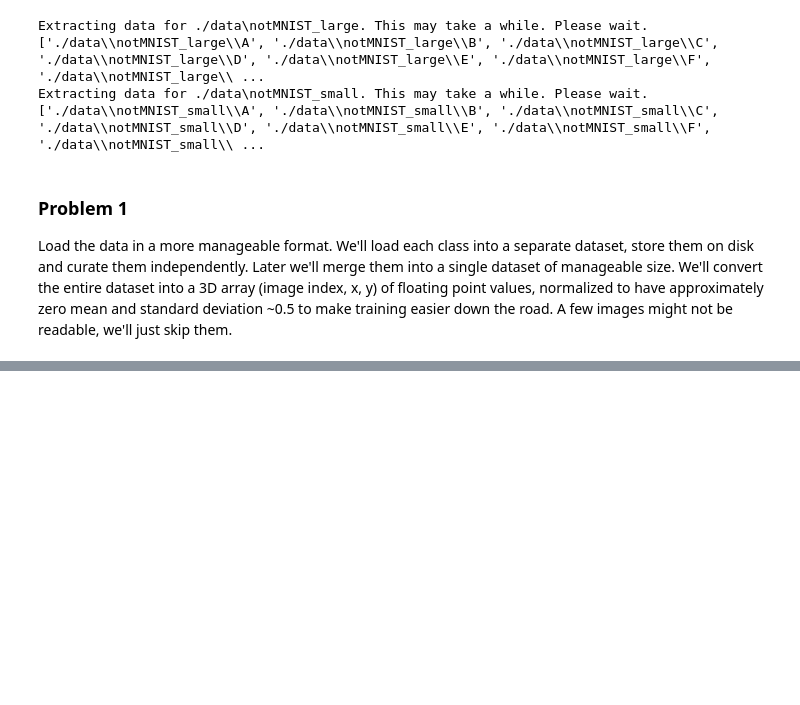
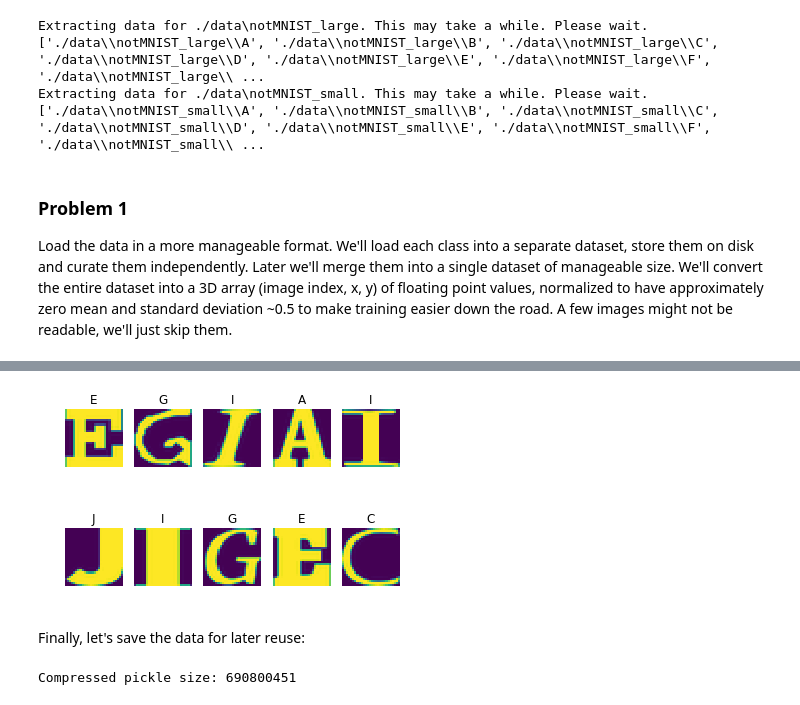
Before and after one commit to jtang10/deepLearning_udacity, a Jupyter notebook: 1_notmnist.ipynb, the cells around one changed output, grey strips where cells are left out. Drawn from its saved outputs; the diff is of its cells as text; code cells hidden in the pictures; blank space fills up the shorter version.

```diff
--- a/1_notmnist.ipynb
+++ b/1_notmnist.ipynb
@@ -205,0 +335,6 @@ disp_sample_pickles(train_folders)
+# %%
+disp_sample_dataset(test_dataset, test_labels)
+# %% [output]
+[figure, added]
+# %% [markdown]
+Finally, let's save the data for later reuse:
@@ -205,0 +359,5 @@ disp_sample_pickles(train_folders)
+# %%
+statinfo = os.stat(pickle_file)
+print('Compressed pickle size:', statinfo.st_size)
+# %% [output]
+Compressed pickle size: 690800451
```
Also changed, not shown: parts of 26 cells of this notebook.
